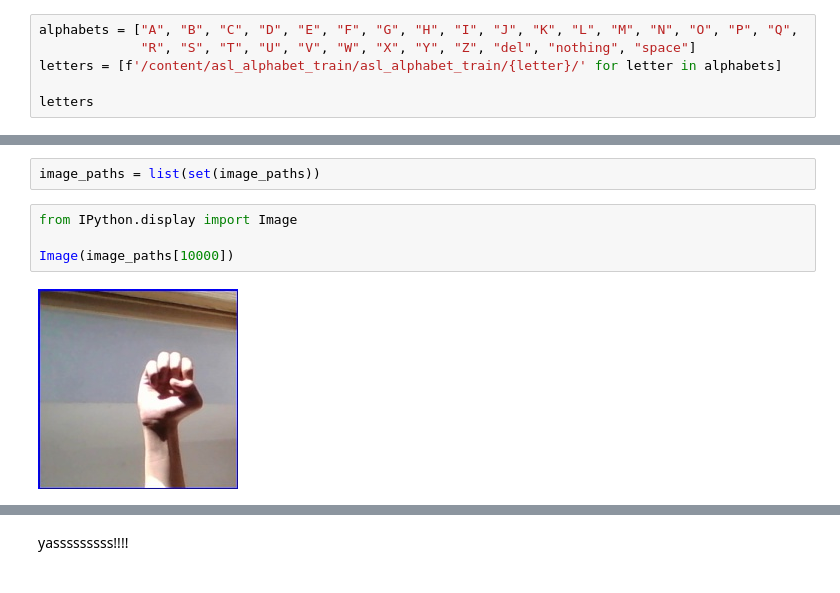
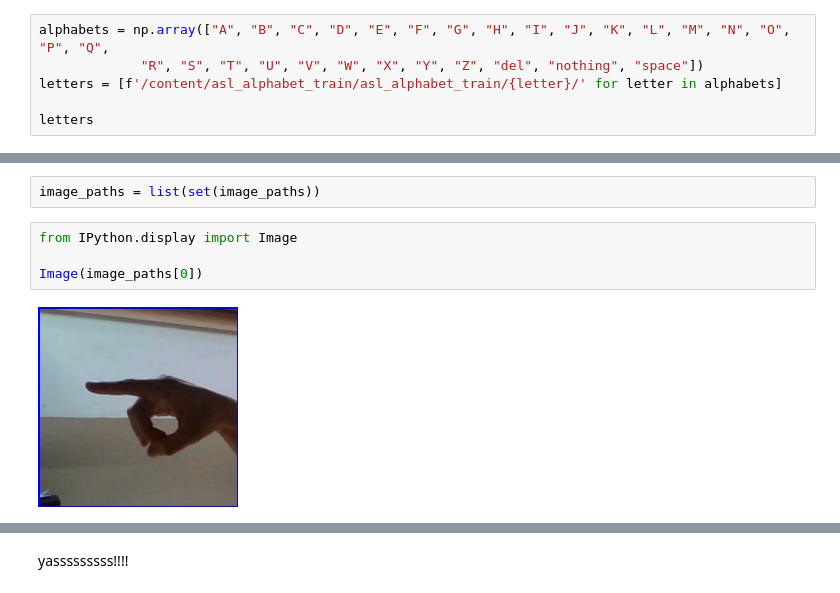
Before and after one commit to Chiraagkv/ASL, a Jupyter notebook: ASL.ipynb, the cells around one changed output, grey strips where cells are left out. Drawn from its saved outputs; the diff is of its cells as text.

```diff
--- a/ASL.ipynb
+++ b/ASL.ipynb
@@ -83,8 +47,8 @@ with ZipFile('/content/drive/MyDrive/Colab Notebooks/person_detection/data/asl-a
 # %% [markdown]
 ## Get the Data
 # %%
-alphabets = ["A", "B", "C", "D", "E", "F", "G", "H", "I", "J", "K", "L", "M", "N", "O", "P", "Q",
-             "R", "S", "T", "U", "V", "W", "X", "Y", "Z", "del", "nothing", "space"]
+alphabets = np.array(["A", "B", "C", "D", "E", "F", "G", "H", "I", "J", "K", "L", "M", "N", "O", "P", "Q",
+             "R", "S", "T", "U", "V", "W", "X", "Y", "Z", "del", "nothing", "space"])
 letters = [f'/content/asl_alphabet_train/asl_alphabet_train/{letter}/' for letter in alphabets]
 
 letters
@@ -149,6 +113,6 @@ image_paths = list(set(image_paths))
 # %%
 from IPython.display import Image
 
-Image(image_paths[10000])
+Image(image_paths[0])
 # %% [output]
-[figure, old version]
+[figure, new version]
```
Also changed, not shown: parts of 18 cells of this notebook.
